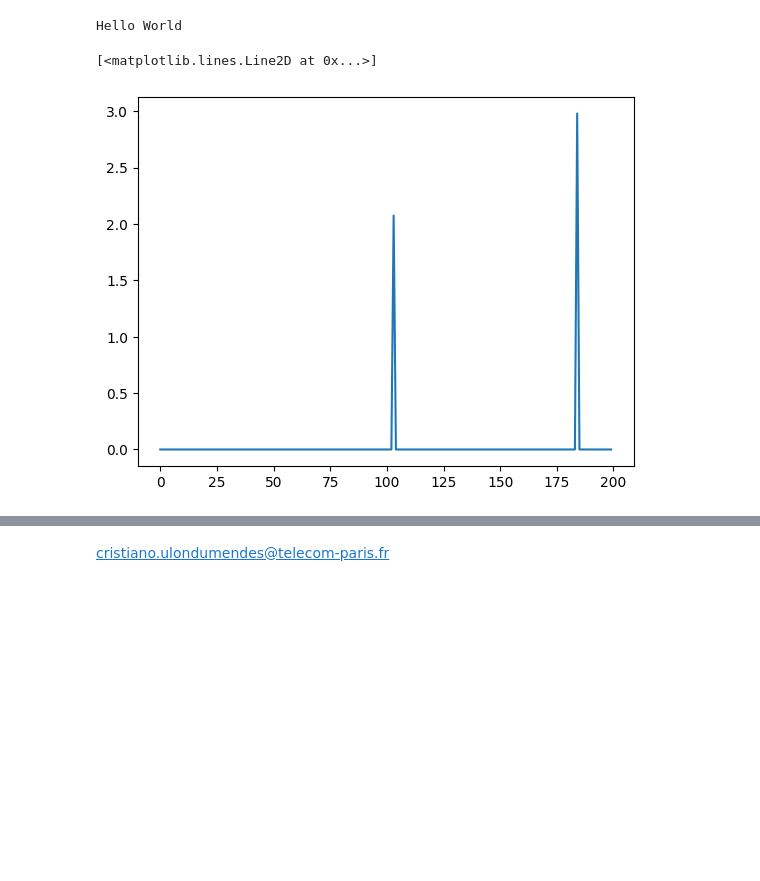
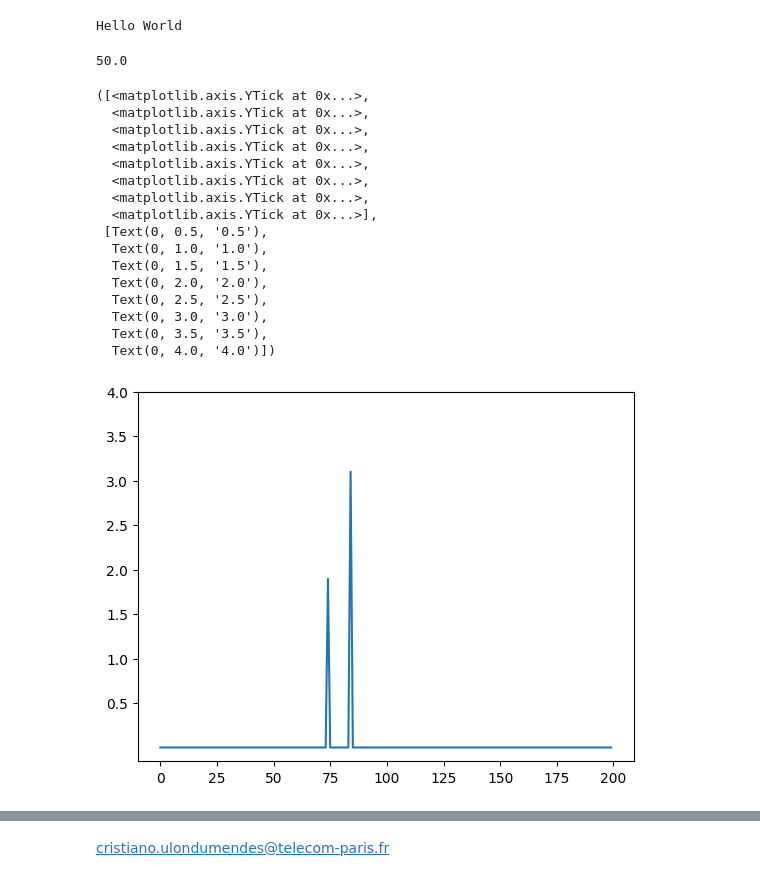
Before and after one commit to EscandeIsaya/IMA206_project, a Jupyter notebook: Isaya_Impl/scatterer.ipynb, the cells around one changed output, grey strips where cells are left out. Saved outputs shown, nothing was run; the diff lists cells and outputs as text; code cells hidden in the pictures; blank space fills up the shorter version.

```diff
--- a/Isaya_Impl/scatterer.ipynb
+++ b/Isaya_Impl/scatterer.ipynb
@@ -49,6 +50,34 @@ def double_scatterer(height1,height2):
     gamma = gamma1 + gamma2
     return gamma
 
+def SNR(signal, noise):
+	"""Computes the SNR of a signal
+		inputs :
+			signal : the signal
+			noise : the noise
+		outputs :
+			snr : the SNR of the signal
+	"""
+	signal_power = np.sum(np.abs(signal)**2)
+	noise_power = np.sum(np.abs(noise)**2)
+	snr = 10 * np.log10(signal_power / noise_power)
+	return snr
+
+def noise_for_snr(signal, snr):
+	"""Adds the right amount of noise to the signal to reach the desired SNR
+		inputs :
+			signal : the signal to which the noise will be added
+			snr : the desired SNR
+		outputs :
+			noisy_signal : the signal with added noise
+	"""
+	noise = np.random.normal(0, 1, signal.shape)
+	signal_power = np.sum(np.abs(signal)**2)
+	noise_power = np.sum(np.abs(noise)**2)
+	noise = noise * np.sqrt(signal_power / (10**(snr/10) * noise_power))
+	noisy_signal = signal + noise
+	return noisy_signal
+
 def generate_gamma(n_scatterers,height=None,scatterers_dist=None) :
 	if n_scatterers == 2:
 
@@ -63,7 +92,7 @@ def generate_gamma(n_scatterers,height=None,scatterers_dist=None) :
 		elif height == None and scatterers_dist is not None :
 			height1 = np.random.choice([k for k in range(200)])
 			height2 = height1 + scatterers_dist
-			if height2 > max_height :
+			if height2 >= max_height :
 				height2 = height1 - scatterers_dist
 
 		#height specified
@@ -87,19 +116,36 @@ def generate_gamma(n_scatterers,height=None,scatterers_dist=None) :
 # %%
 #plot the backscatter coefficients
 #ToDO : make a better more random way of choosing the heights
 #ToDO : study rayleigh's resolution and the stuff linked with it in the paper
+
+rayleigh_res = lambda_c*R0/(2*delta_D) #meant to be 50m in the paper
+print(rayleigh_res)
 n_scatterers = 2
-height = None
+distancing_factor = 0.2 #between 0.1 and 1.2 (times the rayleigh resolution)
 
-# n_scatterers = 1
-# height = 50
-
-gamma = generate_gamma(n_scatterers)
+gamma = generate_gamma(n_scatterers,scatterers_dist=int(rayleigh_res*distancing_factor))
 
 plt.plot([np.abs(gamma[k]) for k in range(len(gamma))])
+plt.yticks([0.5,1,1.5,2,2.5,3,3.5,4])
 # %% [output]
-[<matplotlib.lines.Line2D at 0x...>]
+50.0
+([<matplotlib.axis.YTick at 0x...>,
+  <matplotlib.axis.YTick at 0x...>,
+  <matplotlib.axis.YTick at 0x...>,
+  <matplotlib.axis.YTick at 0x...>,
+  <matplotlib.axis.YTick at 0x...>,
+  <matplotlib.axis.YTick at 0x...>,
+  <matplotlib.axis.YTick at 0x...>,
+  <matplotlib.axis.YTick at 0x...>],
+ [Text(0, 0.5, '0.5'),
+  Text(0, 1.0, '1.0'),
+  Text(0, 1.5, '1.5'),
+  Text(0, 2.0, '2.0'),
+  Text(0, 2.5, '2.5'),
+  Text(0, 3.0, '3.0'),
+  Text(0, 3.5, '3.5'),
+  Text(0, 4.0, '4.0')])
-[figure, old version]
+[figure, new version]
 # %%
 baselines = compute_baseline_lengths()
 D = compute_measurement_matrix(baselines, n_grids, lambda_c, R0)
```
Also changed, not shown: parts of 4 cells of this notebook, 2 other files.
